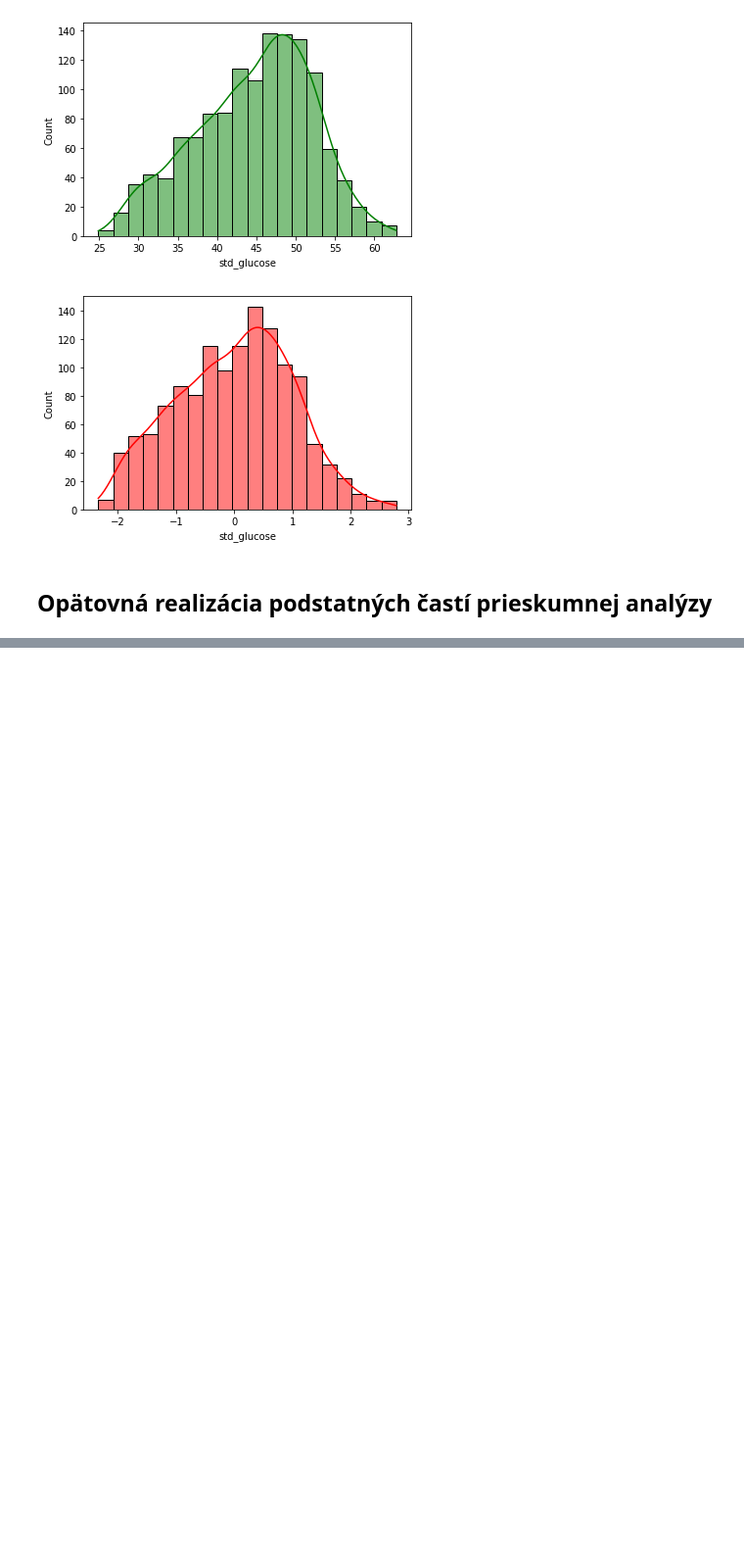
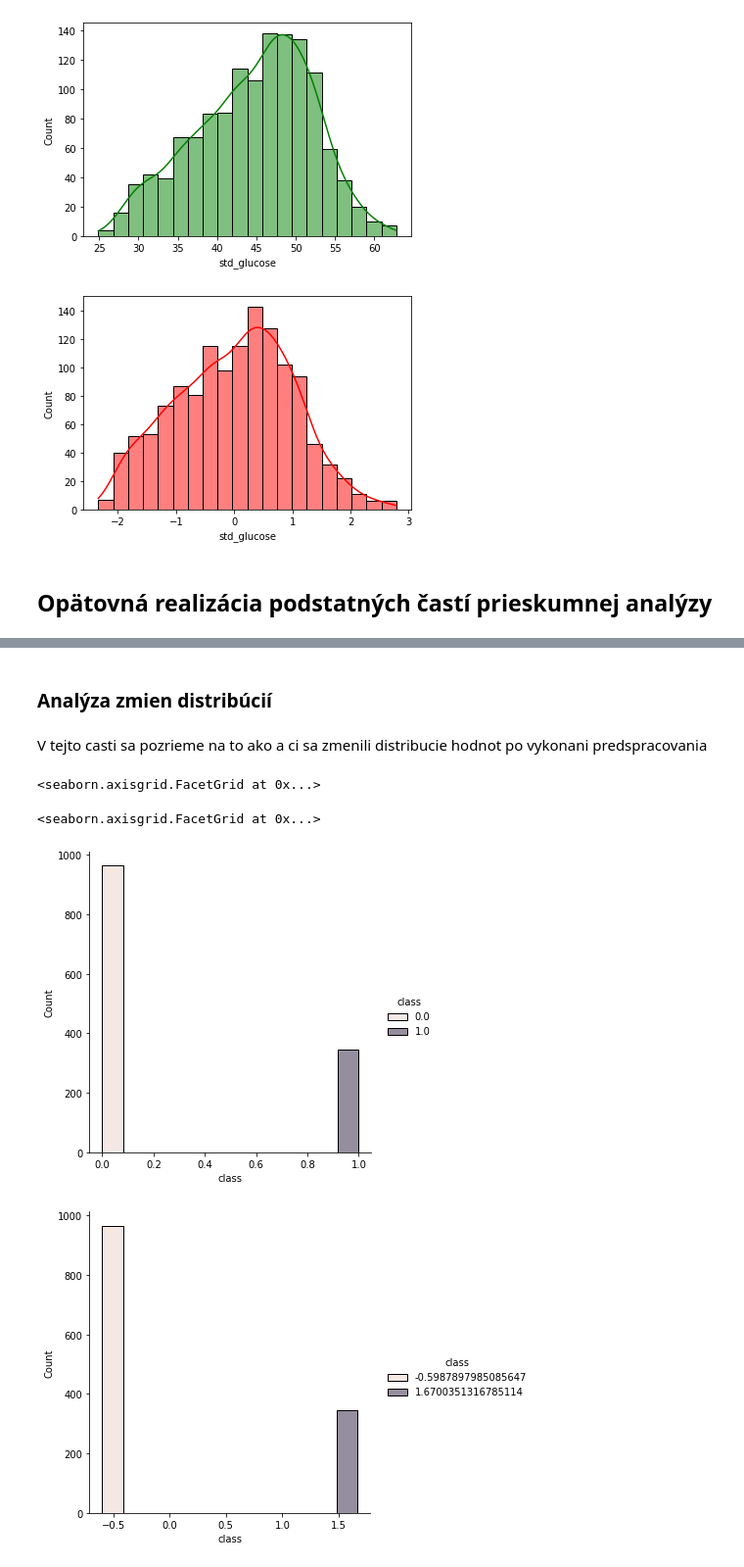
Before and after one commit to Marian-N/IAU, a Jupyter notebook: Predspracovanie.ipynb, the cells around one changed output, grey strips where cells are left out. Shown at 98% size. Drawn from its saved outputs; the diff is of its cells as text; code cells hidden in the pictures; blank space fills up the shorter version.

Commit message:
Analyza zmien distribucii

```diff
--- a/Predspracovanie.ipynb
+++ b/Predspracovanie.ipynb
@@ -23,13 +23,14 @@ dfo = pd.read_csv('data-set/other_valid.csv')
 dfp = dfp.rename(columns={'Unnamed: 0': 'ID'})
 dfo = dfo.rename(columns={'Unnamed: 0': 'ID'})
 pd.set_option('display.max_columns', 30)
+df = None
 # %% [markdown]
 ## Integrácia dát a deduplikácia záznamov
 # %% [markdown]
 Táto časť je skopírovaná z predchadzajúceho notebooku 'Prieskumná_analýza.ipynb'. Spojí dataset other a personal do jedného a následne odstráni duplikatne záznamy.
 # %%
 # merges duplicates
-def merge(name):
+def merge(name, dfo_duplicates):
     df = dfo_duplicates.loc[dfo_duplicates['name'] == name]
     return df.groupby(['name'], as_index=False).first()
 
@@ -39,7 +40,7 @@ def merge_other_personal(df):
     merged = []
 
     for name in dfo_duplicates['name'].unique():
-        merged.append(merge(name))
+        merged.append(merge(name, dfo_duplicates))
 
     dfo_unique = dfo_unique.append(merged)
 
@@ -362,14 +363,7 @@ def outliers(df, method='percentil'):
 
             # remove len ako test
             if (method == 'remove'):
-#                 print("before 3:",x.loc[3][column])
-#                 print("before 2:",x.loc[2][column])
-#                 print("before 4:",x.loc[4][column])
-#                # x.drop(x.loc[(x[column] > out_95)].index, inplace = True)
-#                 print("after 3:",x.loc[3][column])
-#                 print("after 2:",x.loc[2][column])
-#                 print("after 4:",x.loc[4][column])
-                continue
+                x.drop(x.loc[(x[column] > out_95)].index, inplace = True, axis=0)
 
             elif (method == 'percentil'):
                 p_95 = x[column].quantile(0.95)
@@ -380,6 +374,7 @@ def outliers(df, method='percentil'):
 #                 print("replaced:", x.loc[3][column])
                 x.loc[(x[column] < out_05), column] = p_05
 
+    x = x.reset_index(drop=True)
     return x
 
 # print(df.loc[3]['skewness_glucose'])
@@ -480,0 +498,6 @@ memory usage: 245.9 KB
+# %% [markdown]
+### Analýza zmien distribúcií
+# %% [markdown]
+V tejto casti sa pozrieme na to ako a ci sa zmenili distribucie hodnot po vykonani predspracovania
+# %%
+dfp = merge_other_personal(None) # Nacitame si povodny dataset pred vykonanim pipeline
@@ -480,0 +517,8 @@ memory usage: 245.9 KB
+# %%
+sns.displot(dfp, x='class', hue='class')
+sns.displot(df, x='class', hue='class')
+# %% [output]
+<seaborn.axisgrid.FacetGrid at 0x...>
+<seaborn.axisgrid.FacetGrid at 0x...>
+[figure, added]
+[figure, added]
```
Also changed, not shown: parts of 10 cells of this notebook.
